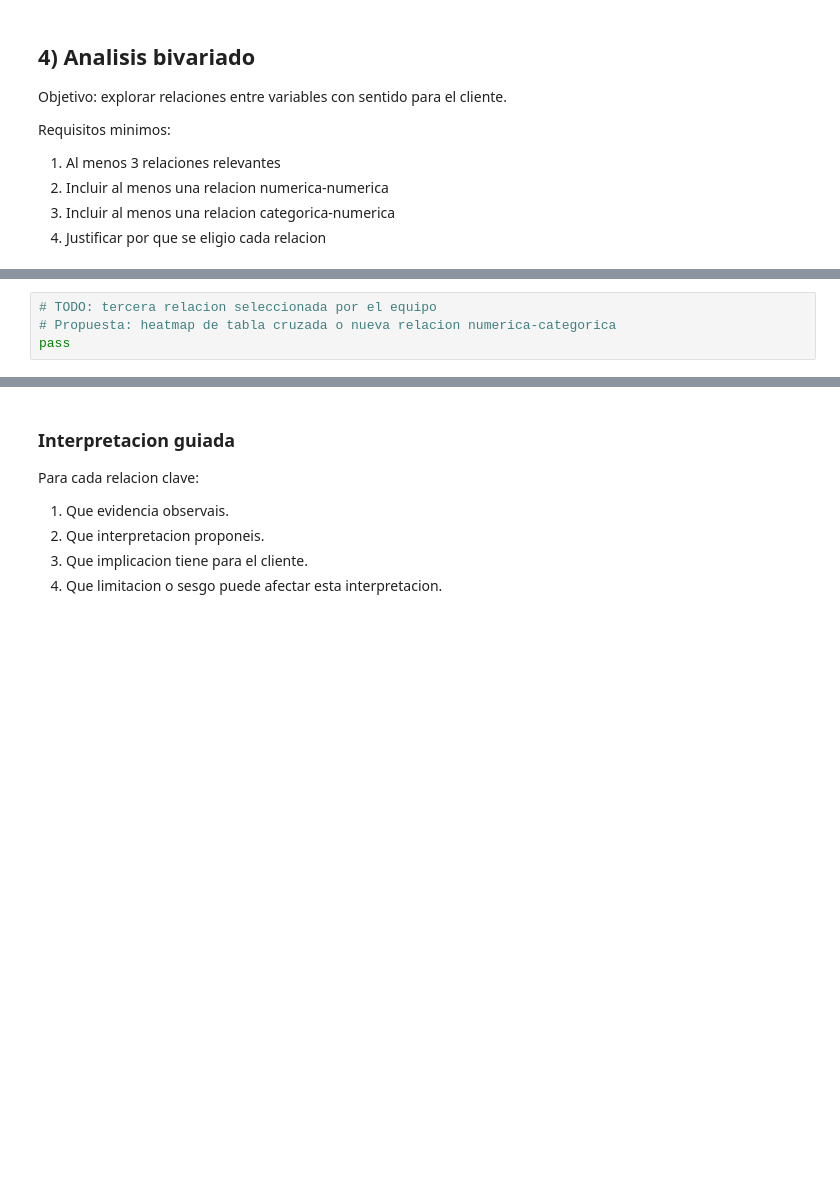
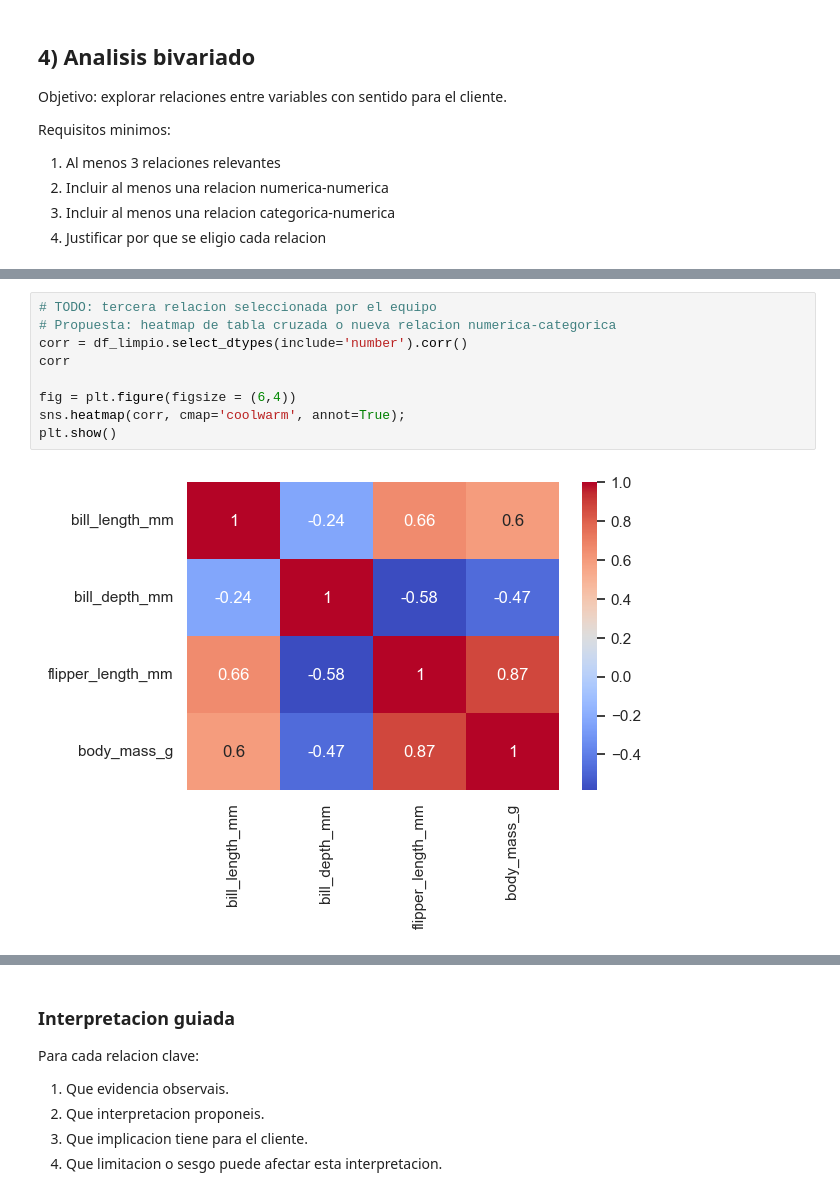
Before and after one commit to JosePuges/Proyecto-pinguino-Team-3, a Jupyter notebook: proyecto-curie-pinguinos.ipynb, the cells around one changed output, grey strips where cells are left out. Drawn from its saved outputs; the diff is of its cells as text; blank space fills up the shorter version.

```diff
--- a/proyecto-curie-pinguinos.ipynb
+++ b/proyecto-curie-pinguinos.ipynb
@@ -265,4 +313,11 @@ plt.show()
 # %%
 # TODO: tercera relacion seleccionada por el equipo
 # Propuesta: heatmap de tabla cruzada o nueva relacion numerica-categorica
-pass
+corr = df_limpio.select_dtypes(include='number').corr()
+corr
+
+fig = plt.figure(figsize = (6,4))
+sns.heatmap(corr, cmap='coolwarm', annot=True);
+plt.show()
+# %% [output]
+[figure, added]
```
Also changed, not shown: parts of 11 cells of this notebook.
